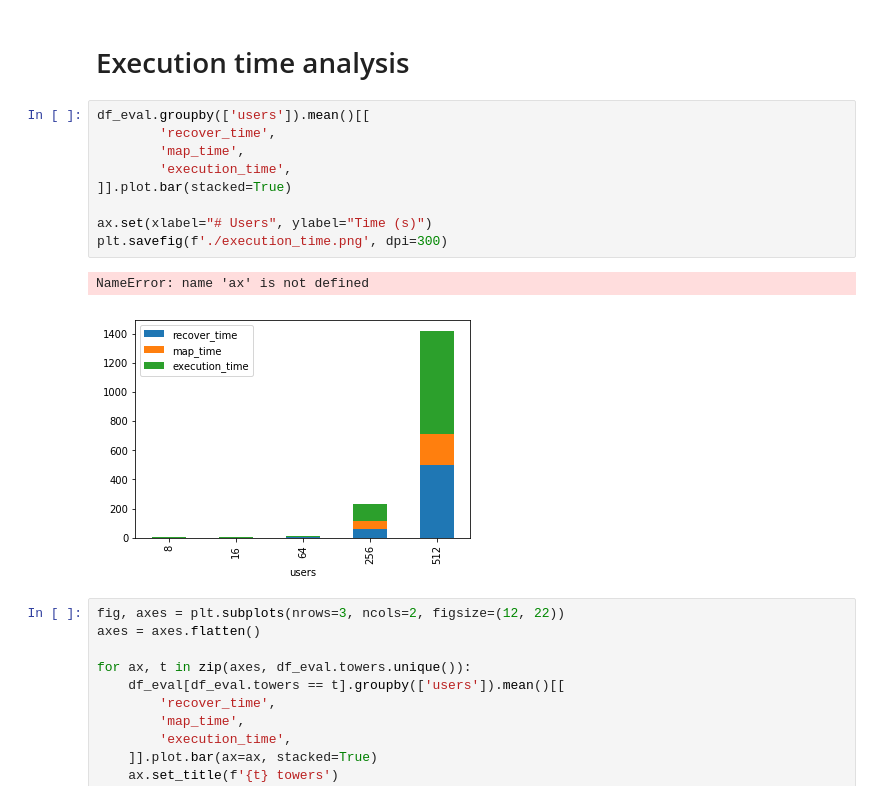
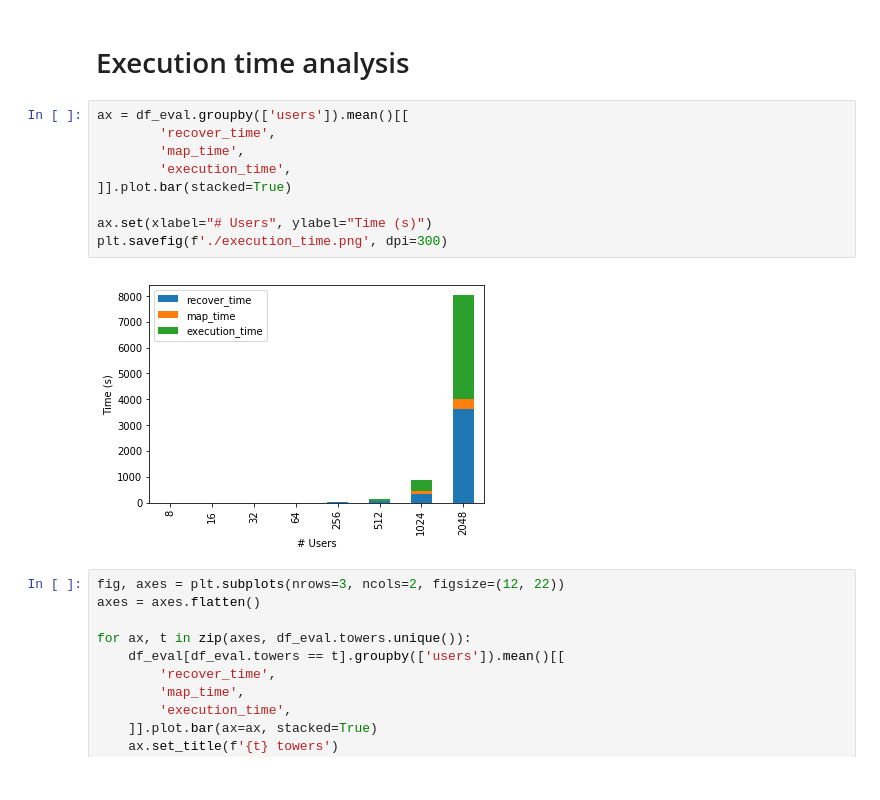
Before and after one commit to leopiney/tscf, a Jupyter notebook: evaluation-results-analysis.ipynb, the cells around one changed output. Drawn from its saved outputs; the diff is of its cells as text.

Commit message:
Updated execution time chart

```diff
--- a/evaluation-results-analysis.ipynb
+++ b/evaluation-results-analysis.ipynb
@@ -137,17 +137,16 @@ for i, vel in enumerate(velocities):
 # %% [markdown]
 # Execution time analysis
 # %%
-df_eval.groupby(['users']).mean()[[
+ax = df_eval.groupby(['users']).mean()[[
         'recover_time',
         'map_time',
         'execution_time',
 ]].plot.bar(stacked=True)
 
 ax.set(xlabel="# Users", ylabel="Time (s)")
 plt.savefig(f'./execution_time.png', dpi=300)
 # %% [output]
-NameError: name 'ax' is not defined
-[figure, old version]
+[figure, new version]
 # %%
 fig, axes = plt.subplots(nrows=3, ncols=2, figsize=(12, 22))
 axes = axes.flatten()
```
Also changed, not shown: 1 other file.
